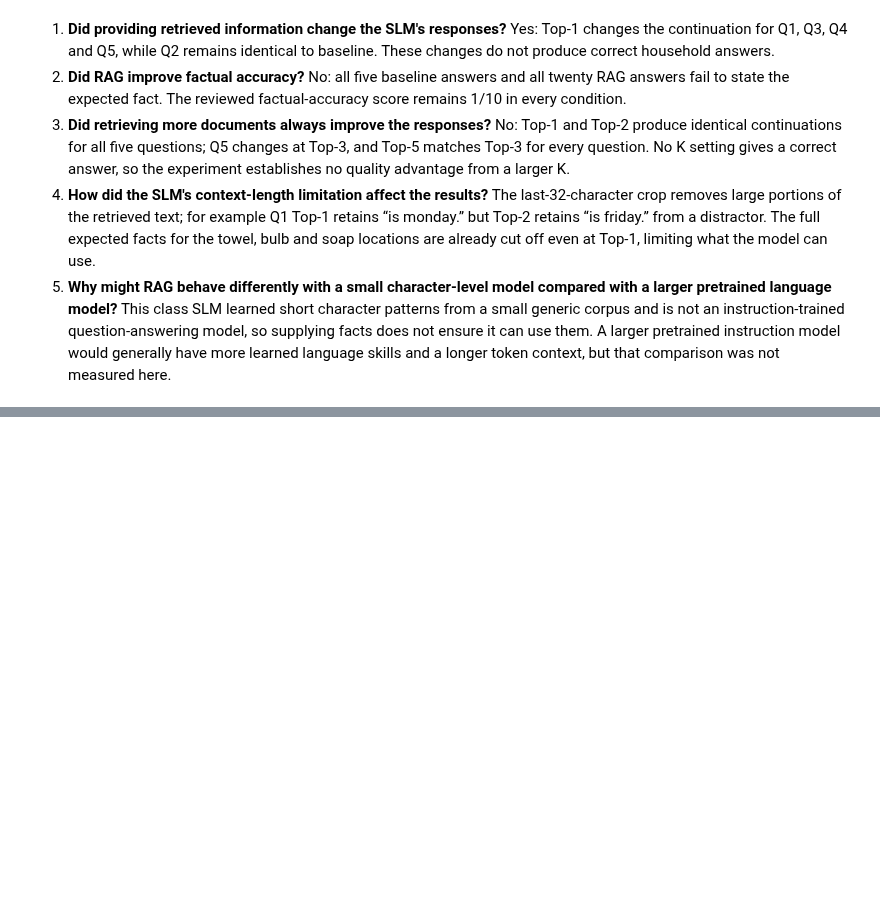
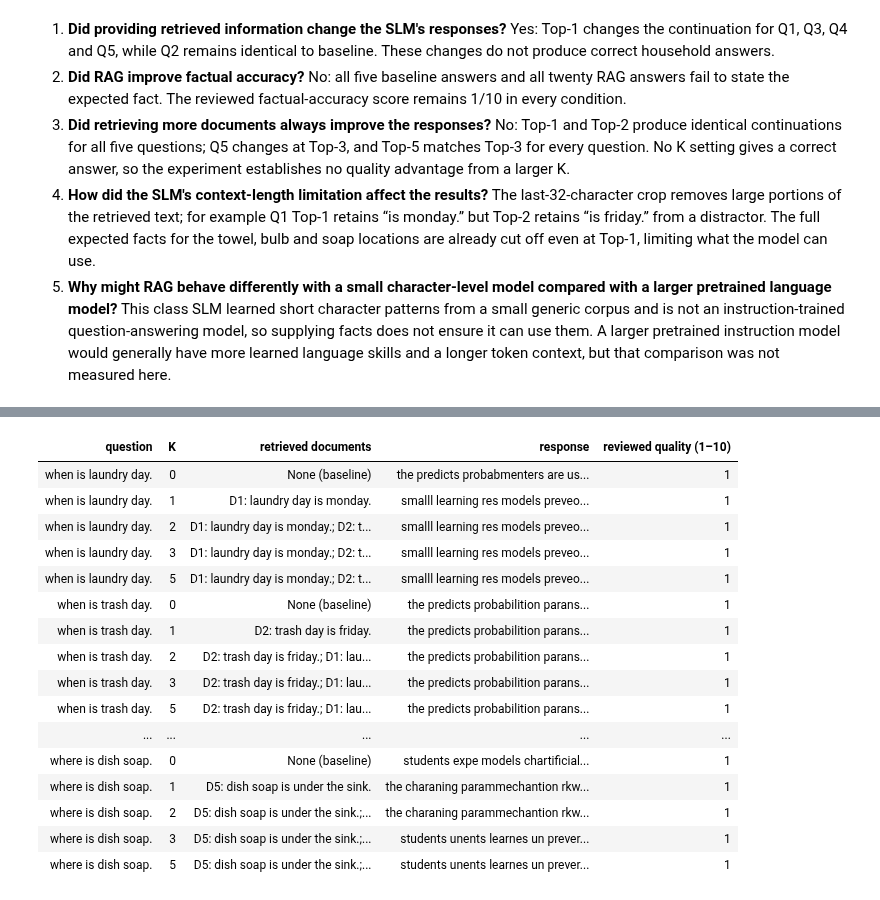
Before and after one commit to HestiaaAI/12_HestiaaAI, a Jupyter notebook: a7/slm/person2_rag_colab.ipynb, the cells around one changed output, grey strips where cells are left out. Saved outputs shown, nothing was run; the diff lists cells and outputs as text; code cells hidden in the pictures; blank space fills up the shorter version.

Commit message:
feat(a7): complete Llama benchmarks and RAG evidence tables

```diff
--- a/a7/slm/person2_rag_colab.ipynb
+++ b/a7/slm/person2_rag_colab.ipynb
@@ -201,0 +206,9 @@ files.download(archive_path)
+# %%
+import json
+from pathlib import Path
+import pandas as pd
+from IPython.display import display
+
+documents = json.loads(Path("a7/slm/knowledge_base/documents.json").read_text())
+assert len(documents) == 5 and len({doc["id"] for doc in documents}) == 5
+display(pd.DataFrame(documents)[["id", "title", "text"]])
@@ -201,0 +222,39 @@ files.download(archive_path)
+# %%
+reviewed_saved = json.loads((result_dir / "person2_rag_reviewed.json").read_text())
+assert reviewed_saved["review_complete"] is True
+by_id = {doc["id"]: doc for doc in documents}
+comparison_rows = []
+for item in reviewed_saved["questions"]:
+    for k, answer in [(0, item["baseline"])] + [(row["top_k"], row) for row in item["rag"]]:
+        ids = answer.get("retrieved_document_ids", [])
+        comparison_rows.append({
+            "question": item["question"],
+            "K": k,
+            "retrieved documents": "; ".join(f"{doc_id}: {by_id[doc_id]['text']}" for doc_id in ids) or "None (baseline)",
+            "response": answer["response"],
+            "reviewed quality (1–10)": answer["response_quality"],
+        })
+comparison = pd.DataFrame(comparison_rows)
+assert len(comparison) == 25
+assert set(comparison["K"]) == {0, 1, 2, 3, 5}
+pd.set_option("display.max_rows", 30)
+pd.set_option("display.max_colwidth", None)
+display(comparison)
+# %% [output]
+| question | K | retrieved documents | response | reviewed quality (1–10) |
+| when is laundry day. | 0 | None (baseline) | the predicts probabmenters are us... | 1 |
+| when is laundry day. | 1 | D1: laundry day is monday. | smalll learning res models preveo... | 1 |
+| when is laundry day. | 2 | D1: laundry day is monday.; D2: t... | smalll learning res models preveo... | 1 |
+| when is laundry day. | 3 | D1: laundry day is monday.; D2: t... | smalll learning res models preveo... | 1 |
+| when is laundry day. | 5 | D1: laundry day is monday.; D2: t... | smalll learning res models preveo... | 1 |
+| when is trash day. | 0 | None (baseline) | the predicts probabilition parans... | 1 |
+| when is trash day. | 1 | D2: trash day is friday. | the predicts probabilition parans... | 1 |
+| when is trash day. | 2 | D2: trash day is friday.; D1: lau... | the predicts probabilition parans... | 1 |
+| when is trash day. | 3 | D2: trash day is friday.; D1: lau... | the predicts probabilition parans... | 1 |
+| when is trash day. | 5 | D2: trash day is friday.; D1: lau... | the predicts probabilition parans... | 1 |
+| ... | ... | ... | ... | ... |
+| where is dish soap. | 0 | None (baseline) | students expe models chartificial... | 1 |
+| where is dish soap. | 1 | D5: dish soap is under the sink. | the charaning parammechantion rkw... | 1 |
+| where is dish soap. | 2 | D5: dish soap is under the sink.;... | the charaning parammechantion rkw... | 1 |
+| where is dish soap. | 3 | D5: dish soap is under the sink.;... | students unents learnes un prever... | 1 |
+| where is dish soap. | 5 | D5: dish soap is under the sink.;... | students unents learnes un prever... | 1 |
```
Also changed, not shown: parts of 2 cells of this notebook, 26 other files.
